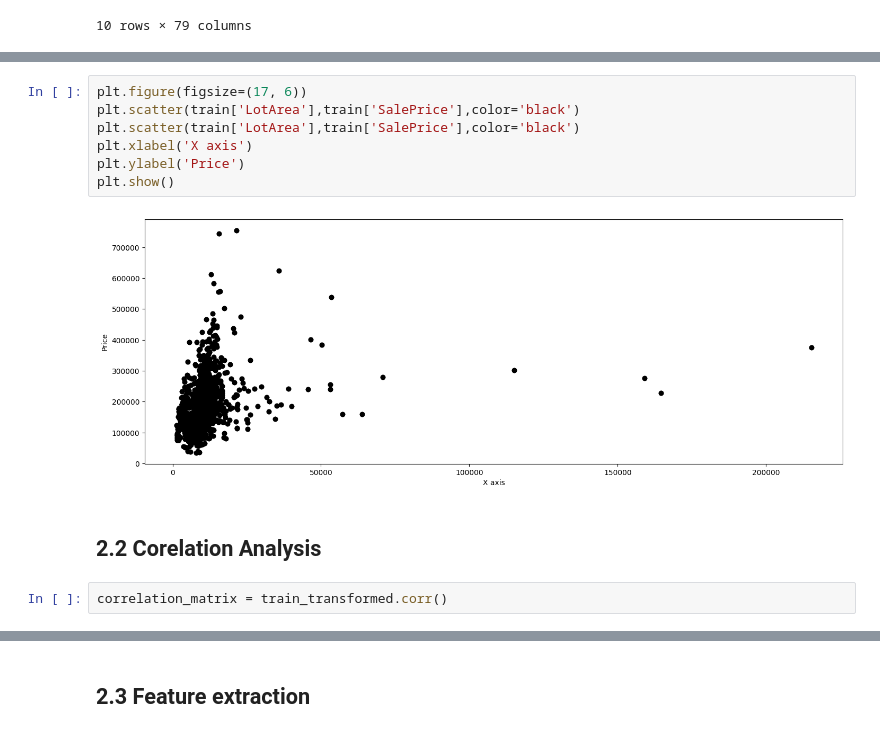
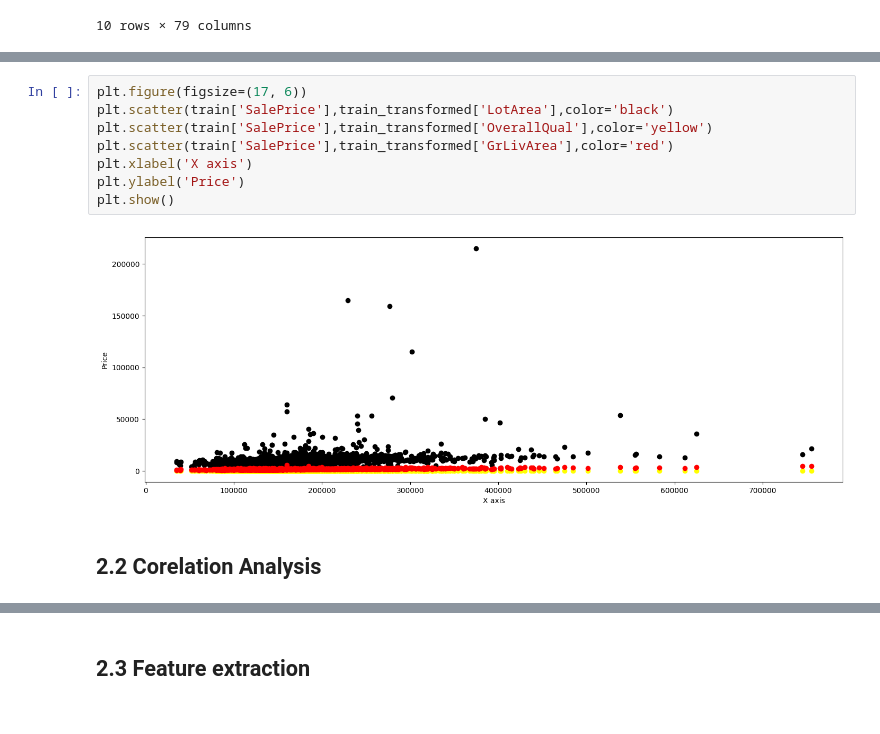
Before and after one commit to tudi72/2023_HOUSE_PRICE_REGRESSION, a Jupyter notebook: house_regression.ipynb, the cells around one changed output, grey strips where cells are left out. Drawn from its saved outputs; the diff is of its cells as text.

```diff
--- a/house_regression.ipynb
+++ b/house_regression.ipynb
@@ -68,13 +93,12 @@ train_transformed.head(10)
 # %%
 plt.figure(figsize=(17, 6))
-plt.scatter(train['LotArea'],train['SalePrice'],color='black')
-plt.scatter(train['LotArea'],train['SalePrice'],color='black')
+plt.scatter(train['SalePrice'],train_transformed['LotArea'],color='black')
+plt.scatter(train['SalePrice'],train_transformed['OverallQual'],color='yellow')
+plt.scatter(train['SalePrice'],train_transformed['GrLivArea'],color='red')
 plt.xlabel('X axis')
 plt.ylabel('Price')
 plt.show()
 # %% [output]
-[figure, old version]
+[figure, new version]
 # %% [markdown]
 ## 2.2 Corelation Analysis
-# %%
-correlation_matrix = train_transformed.corr()
```
Also changed, not shown: parts of 16 cells of this notebook, 1 other file.
